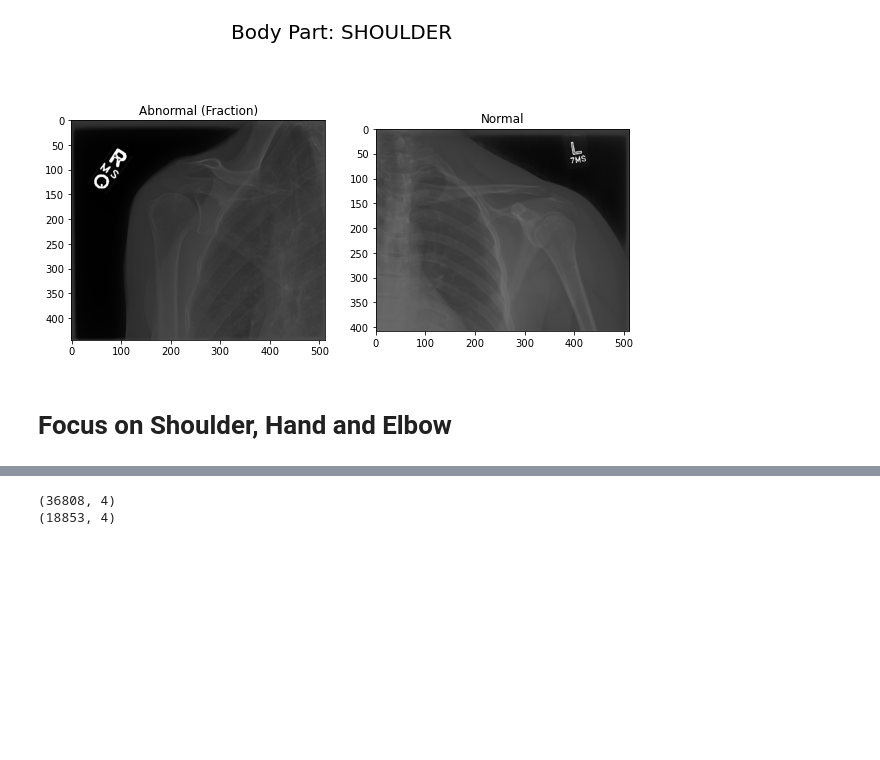
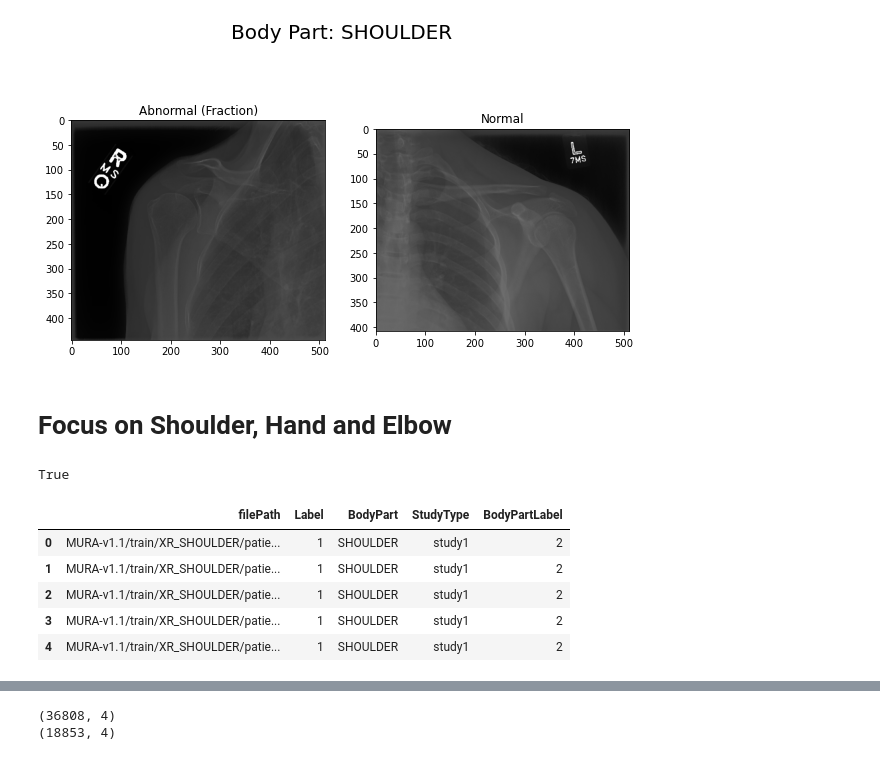
Before and after one commit to DanielFadlon/helthcare-bone-fractures, a Jupyter notebook: bone-fractures.ipynb, the cells around one changed output, grey strips where cells are left out. Drawn from its saved outputs; the diff is of its cells as text; code cells hidden in the pictures; blank space fills up the shorter version.

```diff
--- a/bone-fractures.ipynb
+++ b/bone-fractures.ipynb
@@ -246,4 +246,8 @@ class BodyPart(Enum):
 
     def __eq__(self, other: str):
         return self.value == other
+# %%
+'HAND' == BodyPart.HAND.name
+# %% [output]
+True
 # %%
@@ -254,3 +260,12 @@ X_test_focused = X_test[X_test['BodyPart'].isin(focused_body_parts)].reset_index
+# %%
+X_train_focused.head()
+# %% [output]
+|  | filePath | Label | BodyPart | StudyType | BodyPartLabel |
+| 0 | MURA-v1.1/train/XR_SHOULDER/patie... | 1 | SHOULDER | study1 | 2 |
+| 1 | MURA-v1.1/train/XR_SHOULDER/patie... | 1 | SHOULDER | study1 | 2 |
+| 2 | MURA-v1.1/train/XR_SHOULDER/patie... | 1 | SHOULDER | study1 | 2 |
+| 3 | MURA-v1.1/train/XR_SHOULDER/patie... | 1 | SHOULDER | study1 | 2 |
+| 4 | MURA-v1.1/train/XR_SHOULDER/patie... | 1 | SHOULDER | study1 | 2 |
 # %%
 X_train_focused.set_index(["filePath", "BodyPart"]).count(level="BodyPart")
 X_train_focused.set_index(["filePath", "Label"]).count(level="Label")
```
Also changed, not shown: parts of 23 cells of this notebook.
